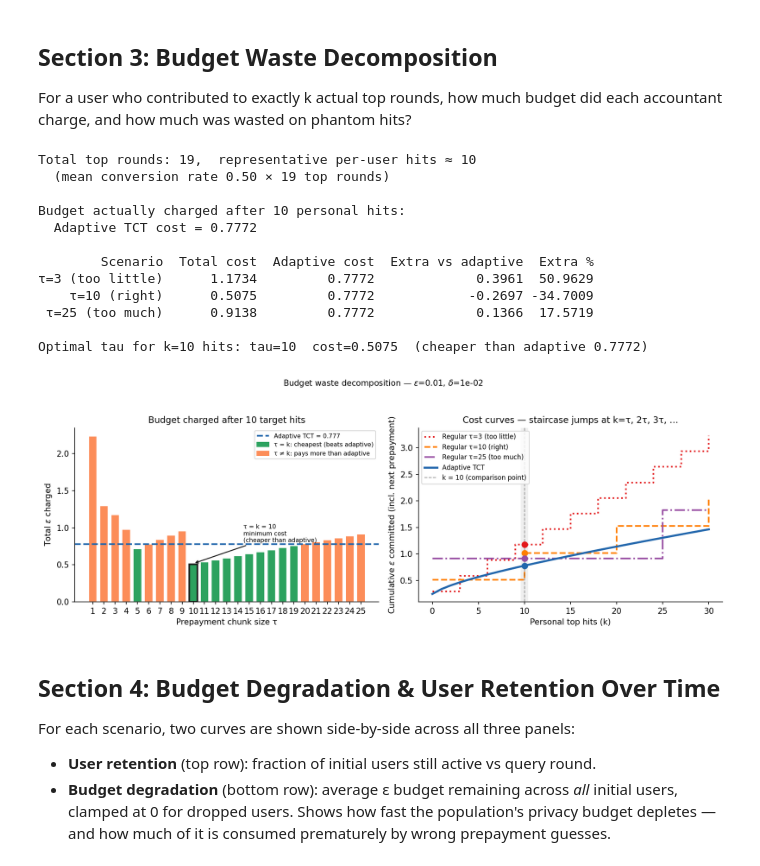
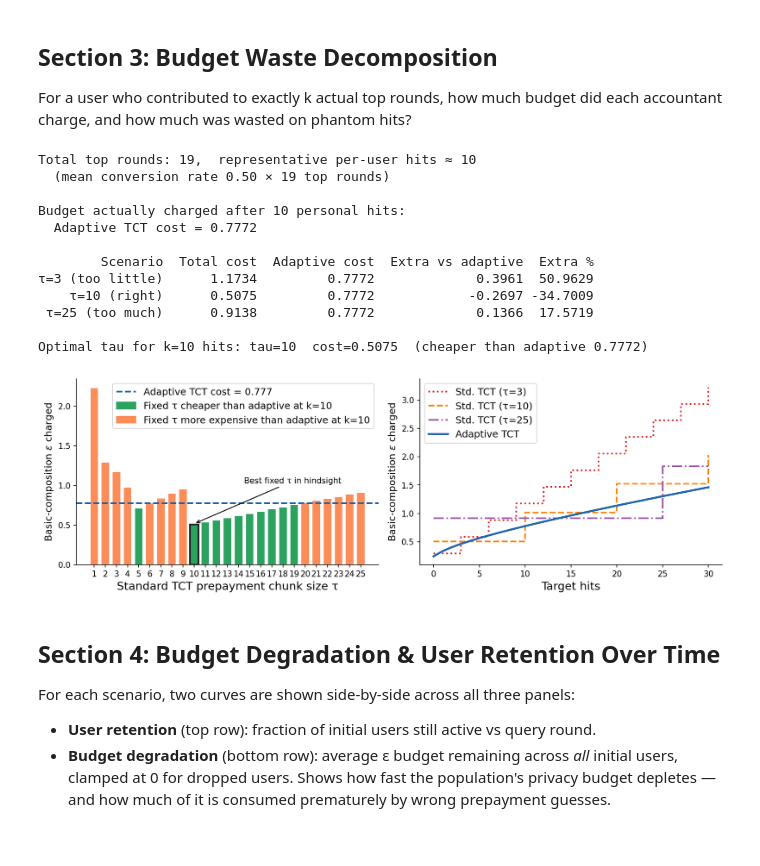
Before and after one commit to arcaulfield/adaptive-act, a Jupyter notebook: notebooks/14_adaptivity_advantage.ipynb, the cells around one changed output. Saved outputs shown, nothing was run; the diff lists cells and outputs as text; code cells hidden in the pictures.

```diff
--- a/notebooks/14_adaptivity_advantage.ipynb
+++ b/notebooks/14_adaptivity_advantage.ipynb
@@ -567,76 +567,71 @@ ax.axhline(adaptive_cost_rep, color=ADAP_COLOR, lw=2, linestyle='--',
 ann_xoffset = 4.5 if opt_tau <= 15 else -4.5
 ann_ha      = 'left' if opt_tau <= 15 else 'right'
 ax.annotate(
-    f'τ = k = {opt_tau}\nminimum cost\n(cheaper than adaptive)',
+    f'Best fixed τ in hindsight',
     xy=(opt_tau, opt_cost + 0.01),
-    xytext=(opt_tau + ann_xoffset, opt_cost + 0.28),
-    fontsize=7.5, ha=ann_ha, va='bottom',
+    xytext=(opt_tau + ann_xoffset, opt_cost + 0.50),
+    fontsize=10, ha=ann_ha, va='bottom',
     arrowprops=dict(arrowstyle='->', color='#1a1a1a', lw=1.2),
 )
 
-ax.set_xlabel('Prepayment chunk size τ')
-ax.set_ylabel(r'Total $\varepsilon$ charged')
-ax.set_title(f'Budget charged after {rep_hits} target hits')
+ax.set_xlabel('Standard TCT prepayment chunk size τ', fontsize=14)
+ax.set_ylabel(r'Basic-composition $\varepsilon$ charged', fontsize=12)
+# ax.set_title(f'Cost after {rep_hits} hits as a function of fixed prepayment chunk size τ', fontsize=12)
 ax.set_xticks(tau_sweep)
 
-better_patch = mpatches.Patch(color=COLOR_BETTER, label=f'τ = k: cheapest (beats adaptive)')
-worse_patch  = mpatches.Patch(color=COLOR_WORSE,  label=f'τ ≠ k: pays more than adaptive')
+better_patch = mpatches.Patch(color=COLOR_BETTER, label=f'Fixed τ cheaper than adaptive at k={rep_hits}')
+worse_patch  = mpatches.Patch(color=COLOR_WORSE,  label=f'Fixed τ more expensive than adaptive at k={rep_hits}')
 ax.legend(handles=[ax.get_legend_handles_labels()[0][0], better_patch, worse_patch],
-          labels=[f'Adaptive TCT = {adaptive_cost_rep:.3f}',
-                  f'τ = k: cheapest (beats adaptive)',
-                  f'τ ≠ k: pays more than adaptive'],
-          fontsize=7.5, loc='upper right')
+          labels=[f'Adaptive TCT cost = {adaptive_cost_rep:.3f}',
+                  f'Fixed τ cheaper than adaptive at k={rep_hits}',
+                  f'Fixed τ more expensive than adaptive at k={rep_hits}'],
+          fontsize=12, loc='upper right')
 
 # Right panel: committed cost curves (floor+1, jump at k=tau)
 ax = axes[1]
 k_vals = list(range(0, MAX_K + 1))
 
 curve_specs = [
-    (TAU_LOW,   '#e31a1c', ':',  rf'Regular τ={TAU_LOW} (too little)'),
-    (TAU_MATCH, '#ff7f00', '--', rf'Regular τ={TAU_MATCH} (right)'),
-    (TAU_HIGH,  '#984ea3', '-.', rf'Regular τ={TAU_HIGH} (too much)'),
+    (TAU_LOW,   '#e31a1c', ':',  rf'Std. TCT (τ={TAU_LOW})'),
+    (TAU_MATCH, '#ff7f00', '--', rf'Std. TCT (τ={TAU_MATCH})'),
+    (TAU_HIGH,  '#984ea3', '-.', rf'Std. TCT (τ={TAU_HIGH})'),
 ]
 for tau, col, ls, lbl in curve_specs:
     vals = [regular_cost_at_k(tau, EPSILON, DELTA, k) for k in k_vals]
     ax.step(k_vals, vals, where='post', color=col, lw=2, linestyle=ls, label=lbl)
-    ax.plot(rep_hits, regular_cost_at_k(tau, EPSILON, DELTA, rep_hits),
-            'o', color=col, ms=7, zorder=5)
+
 
 adap_vals = [adaptive_cost_at_k(EPSILON, DELTA, k) for k in k_vals]
 ax.plot(k_vals, adap_vals, color=ADAP_COLOR, lw=2.5, label='Adaptive TCT')
-ax.plot(rep_hits, adaptive_cost_at_k(EPSILON, DELTA, rep_hits),
-        'o', color=ADAP_COLOR, ms=7, zorder=5)
 
-ax.axvspan(rep_hits - 0.35, rep_hits + 0.35, color='#f0f0f0', zorder=0)
-ax.axvline(rep_hits, color='#555', lw=1.0, linestyle='--', alpha=0.6,
-           label=f'k = {rep_hits} (comparison point)')
 
-ax.set_xlabel('Personal top hits (k)')
-ax.set_ylabel(r'Cumulative $\varepsilon$ committed (incl. next prepayment)')
-ax.set_title('Cost curves — staircase jumps at k=τ, 2τ, 3τ, …')
-ax.legend(fontsize=8, loc='upper left')
+ax.set_xlabel('Target hits', fontsize=14)
+ax.set_ylabel(r'Basic-composition $\varepsilon$ charged', fontsize=12)
+#ax.set_title('Batched fixed-τ TCT',  fontsize=14)
+ax.legend(fontsize=12, loc='upper left')
 
-fig.suptitle(
-    rf'Budget waste decomposition — $\varepsilon$={EPSILON}, $\delta$={DELTA:.0e}',
-    fontsize=10,
-)
-plt.tight_layout(rect=[0, 0, 1, 0.94])
+# fig.suptitle(
+  #  rf'Cost of choosing the fixed TCT hit count in advance — $\varepsilon$={EPSILON}, $\delta$={DELTA:.0e}',
+   # fontsize=22,
+# )
+plt.tight_layout()
+fig.subplots_adjust(top=0.85)
 plt.savefig('../figures/adaptivity_waste.png', bbox_inches='tight', dpi=200)
 plt.show()
 # %% [output]
 Total top rounds: 19,  representative per-user hits ≈ 10
   (mean conversion rate 0.50 × 19 top rounds)
 
 Budget actually charged after 10 personal hits:
   Adaptive TCT cost = 0.7772
 
         Scenario  Total cost  Adaptive cost  Extra vs adaptive  Extra %
 τ=3 (too little)      1.1734         0.7772             0.3961  50.9629
     τ=10 (right)      0.5075         0.7772            -0.2697 -34.7009
  τ=25 (too much)      0.9138         0.7772             0.1366  17.5719
 
 Optimal tau for k=10 hits: tau=10  cost=0.5075  (cheaper than adaptive 0.7772)
-[figure, old version]
+[figure, new version]
 # %% [markdown]
 ## Section 4: Budget Degradation & User Retention Over Time
 
```
Also changed, not shown: 5 other files.
